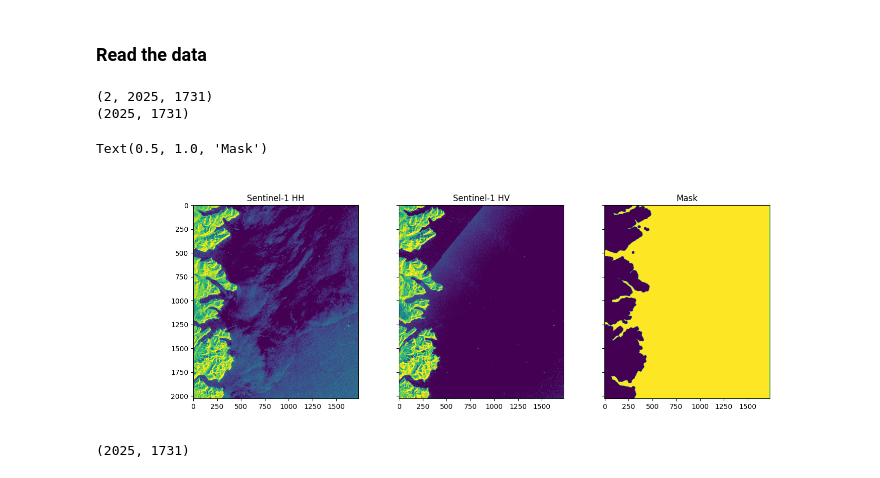
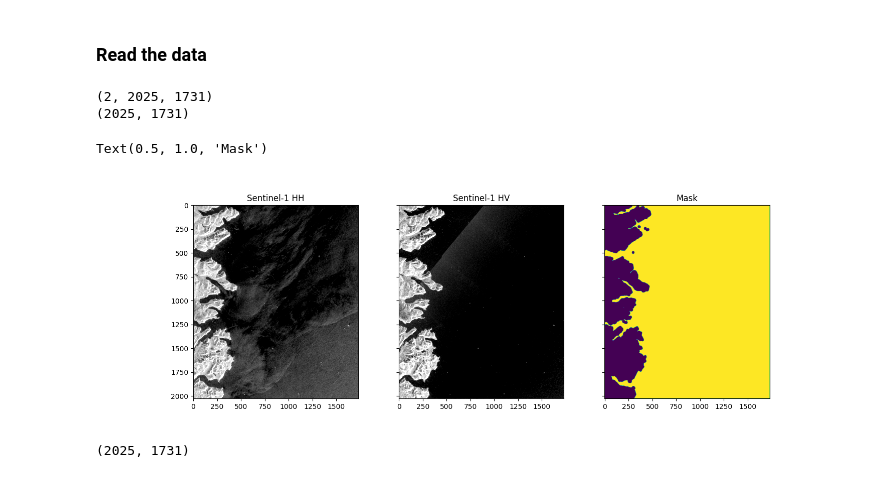
Before and after one commit to panu-hietanen/cfar-object-detection, a Jupyter notebook: CFAR-Demo.ipynb, the cells around one changed output. Cells and saved outputs as stored; diff of their text form; code cells hidden in the pictures.

```diff
--- a/CFAR-Demo.ipynb
+++ b/CFAR-Demo.ipynb
@@ -19,24 +19,24 @@ mask = mask>0
 # %%
 import matplotlib.pyplot as plt
 
 # inpect the shapes of the data and plot the data
 print(db_image.shape)
 print(mask.shape)
 
 fig, ax = plt.subplots(1,3, sharex=True, sharey=True, figsize=(15,5))
-ax[0].imshow(db_image[0,...], vmin=-30, vmax=-5)
+ax[0].imshow(db_image[0,...], vmin=-30, vmax=-5, cmap='gray')
 ax[0].set_title('Sentinel-1 HH')
 
-ax[1].imshow(db_image[1,...], vmin=-35, vmax=-15)
+ax[1].imshow(db_image[1,...], vmin=-35, vmax=-15, cmap='gray')
 ax[1].set_title('Sentinel-1 HV')
 
 ax[2].imshow(mask)
 ax[2].set_title('Mask')
 # %% [output]
 (2, 2025, 1731)
 (2025, 1731)
 Text(0.5, 1.0, 'Mask')
-[figure, old version]
+[figure, new version]
 # %%
 import numpy as np
 
```
Also changed, not shown: parts of 2 cells of this notebook.
